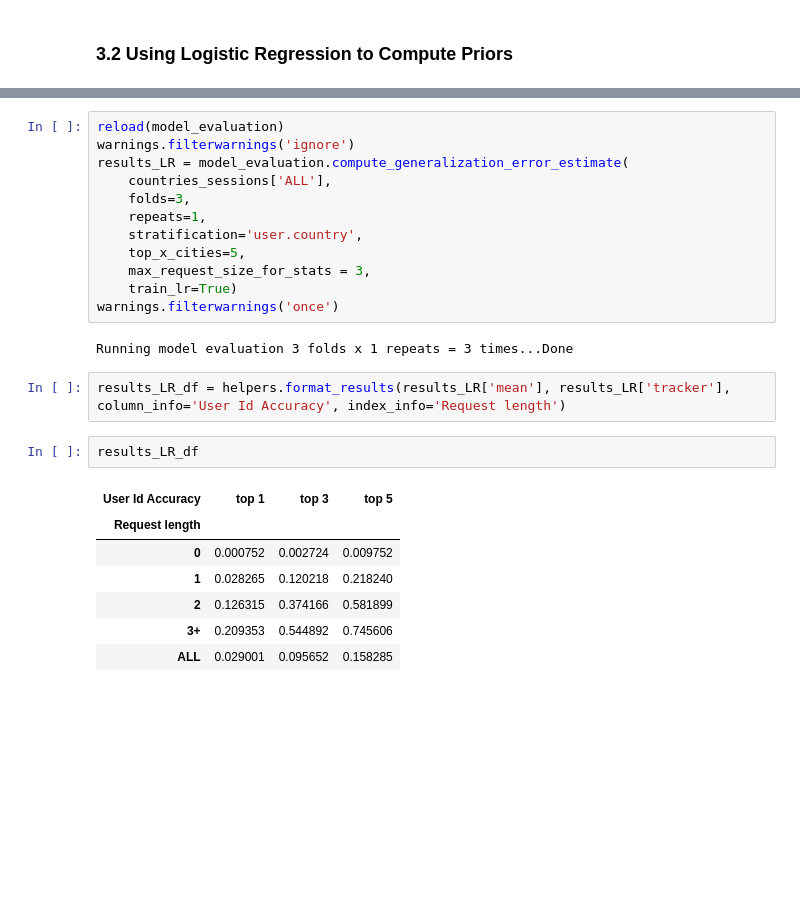
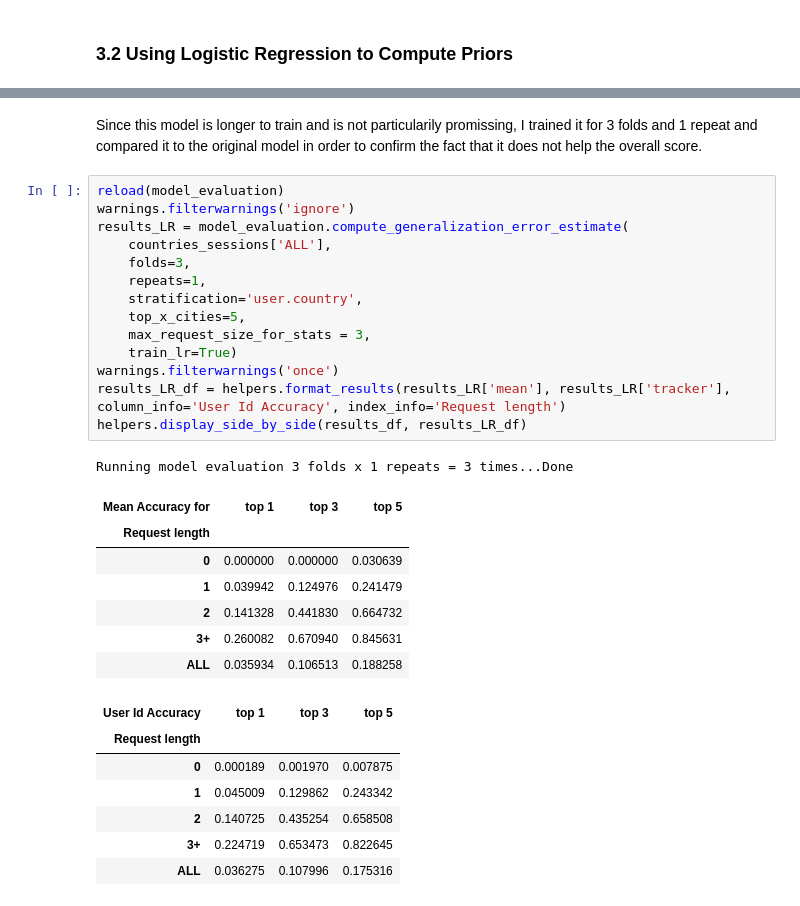
Before and after one commit to asutcl/mtl-xyz, a Jupyter notebook: Coveo Technical Challenge.ipynb, the cells around one changed output, grey strips where cells are left out. Saved outputs shown, nothing was run; the diff lists cells and outputs as text; blank space fills up the shorter version.

```diff
--- a/Coveo Technical Challenge.ipynb
+++ b/Coveo Technical Challenge.ipynb
@@ -537,26 +597,32 @@ pred: 9201.0
+# %% [markdown]
+Since this model is longer to train and is not particularily promissing, I trained it for 3 folds and 1 repeat and compared it to the original model in order to confirm the fact that it does not help the overall score.
 # %%
 reload(model_evaluation)
 warnings.filterwarnings('ignore')
 results_LR = model_evaluation.compute_generalization_error_estimate(
     countries_sessions['ALL'],
     folds=3,
     repeats=1,
     stratification='user.country',
     top_x_cities=5,
     max_request_size_for_stats = 3,
     train_lr=True)
 warnings.filterwarnings('once')
+results_LR_df = helpers.format_results(results_LR['mean'], results_LR['tracker'], column_info='User Id Accuracy', index_info='Request length')
+helpers.display_side_by_side(results_df, results_LR_df)
 # %% [output]
 Running model evaluation 3 folds x 1 repeats = 3 times...Done
+| Mean Accuracy for | top 1 | top 3 | top 5 |
+| Request length |  |  |  |
+| 0 | 0.000000 | 0.000000 | 0.030639 |
+| 1 | 0.039942 | 0.124976 | 0.241479 |
+| 2 | 0.141328 | 0.441830 | 0.664732 |
+| 3+ | 0.260082 | 0.670940 | 0.845631 |
+| ALL | 0.035934 | 0.106513 | 0.188258 |
+| User Id Accuracy | top 1 | top 3 | top 5 |
+| Request length |  |  |  |
+| 0 | 0.000189 | 0.001970 | 0.007875 |
+| 1 | 0.045009 | 0.129862 | 0.243342 |
+| 2 | 0.140725 | 0.435254 | 0.658508 |
+| 3+ | 0.224719 | 0.653473 | 0.822645 |
+| ALL | 0.036275 | 0.107996 | 0.175316 |
-# %%
-results_LR_df = helpers.format_results(results_LR['mean'], results_LR['tracker'], column_info='User Id Accuracy', index_info='Request length')
-# %%
-results_LR_df
-# %% [output]
-| User Id Accuracy | top 1 | top 3 | top 5 |
-| Request length |  |  |  |
-| 0 | 0.000752 | 0.002724 | 0.009752 |
-| 1 | 0.028265 | 0.120218 | 0.218240 |
-| 2 | 0.126315 | 0.374166 | 0.581899 |
-| 3+ | 0.209353 | 0.544892 | 0.745606 |
-| ALL | 0.029001 | 0.095652 | 0.158285 |
```
Also changed, not shown: parts of 19 cells of this notebook, 4 other files.
